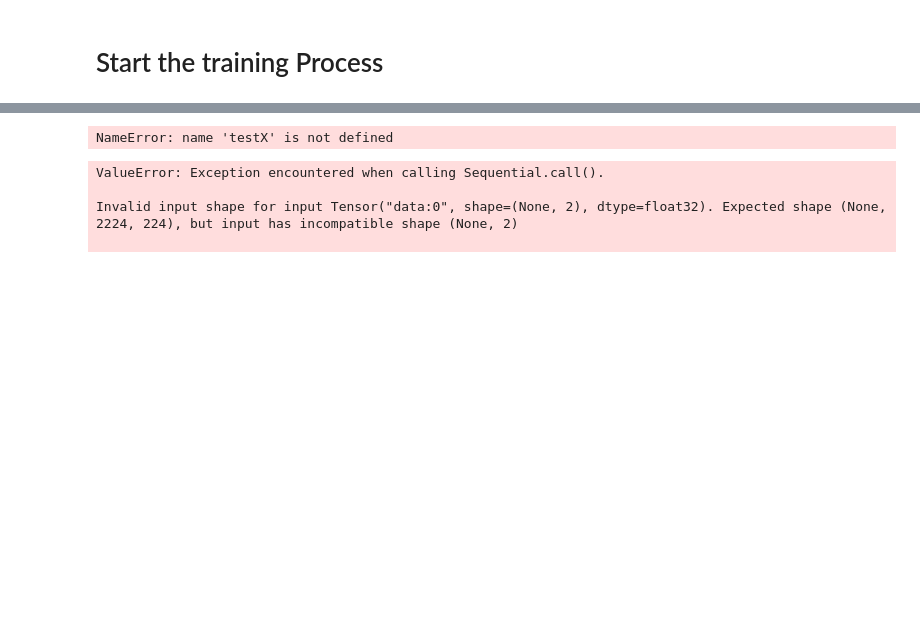
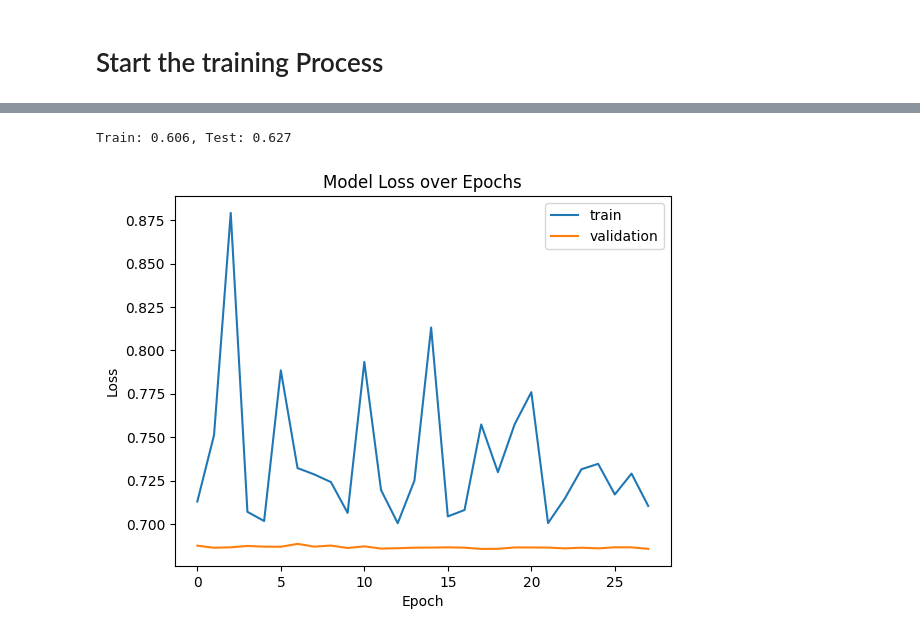
Before and after one commit to NiyonshutiDavid/IntroML-Summative, a Jupyter notebook: DavidNiyonshuti_notebook_.ipynb, the cells around one changed output, grey strips where cells are left out. Saved outputs shown, nothing was run; the diff lists cells and outputs as text; code cells hidden in the pictures; blank space fills up the shorter version.

```diff
--- a/DavidNiyonshuti_notebook_.ipynb
+++ b/DavidNiyonshuti_notebook_.ipynb
@@ -220,16 +289,29 @@ Test Accuracy: 0.9000
 # %%
+# Define EarlyStopping callback
+es = EarlyStopping(monitor='val_loss', patience=10, restore_best_weights=True)
 
-# Reuse this codeif necessary
-# fit model
-history = model.fit(X, y, validation_data=(testX, testy), epochs=4000, verbose=0, callbacks=[es])
-# evaluate the model
-_, train_acc = model.evaluate(trainX, trainy, verbose=0)
-_, test_acc = model.evaluate(testX, testy, verbose=0)
+# Fit model
+history = model.fit(
+    X_train, y_train,
+    validation_data=(X_val, y_val),
+    epochs=100,
+    verbose=0,
+    callbacks=[es]
+)
+
+# Evaluate the model
+_, train_acc = model.evaluate(X_train, y_train, verbose=0)
+_, test_acc = model.evaluate(X_test, y_test, verbose=0)
 print('Train: %.3f, Test: %.3f' % (train_acc, test_acc))
-# plot training history
-pyplot.plot(history.history['loss'], label='train')
-pyplot.plot(history.history['val_loss'], label='test')
-pyplot.legend()
-pyplot.show()
+
+# Plot training and validation loss over epochs
+plt.plot(history.history['loss'], label='train')
+plt.plot(history.history['val_loss'], label='validation')
+plt.legend()
+plt.title("Model Loss over Epochs")
+plt.xlabel("Epoch")
+plt.ylabel("Loss")
+plt.show()
 # %% [output]
-NameError: name 'testX' is not defined
+Train: 0.606, Test: 0.627
+[figure, added]
@@ -255,7 +317,0 @@ model.compile(optimizer='adam', loss= 'rmse', metrics = ['accuracy'])
-# %%
-model.fit(X, y, epochs=1000, batch_size= 128, callbacks=[callback], verbose=0)
-# %% [output]
-ValueError: Exception encountered when calling Sequential.call().
-
-Invalid input shape for input Tensor("data:0", shape=(None, 2), dtype=float32). Expected shape (None, 2224, 224), but input has incompatible shape (None, 2)
-
```
Also changed, not shown: parts of 18 cells of this notebook.
